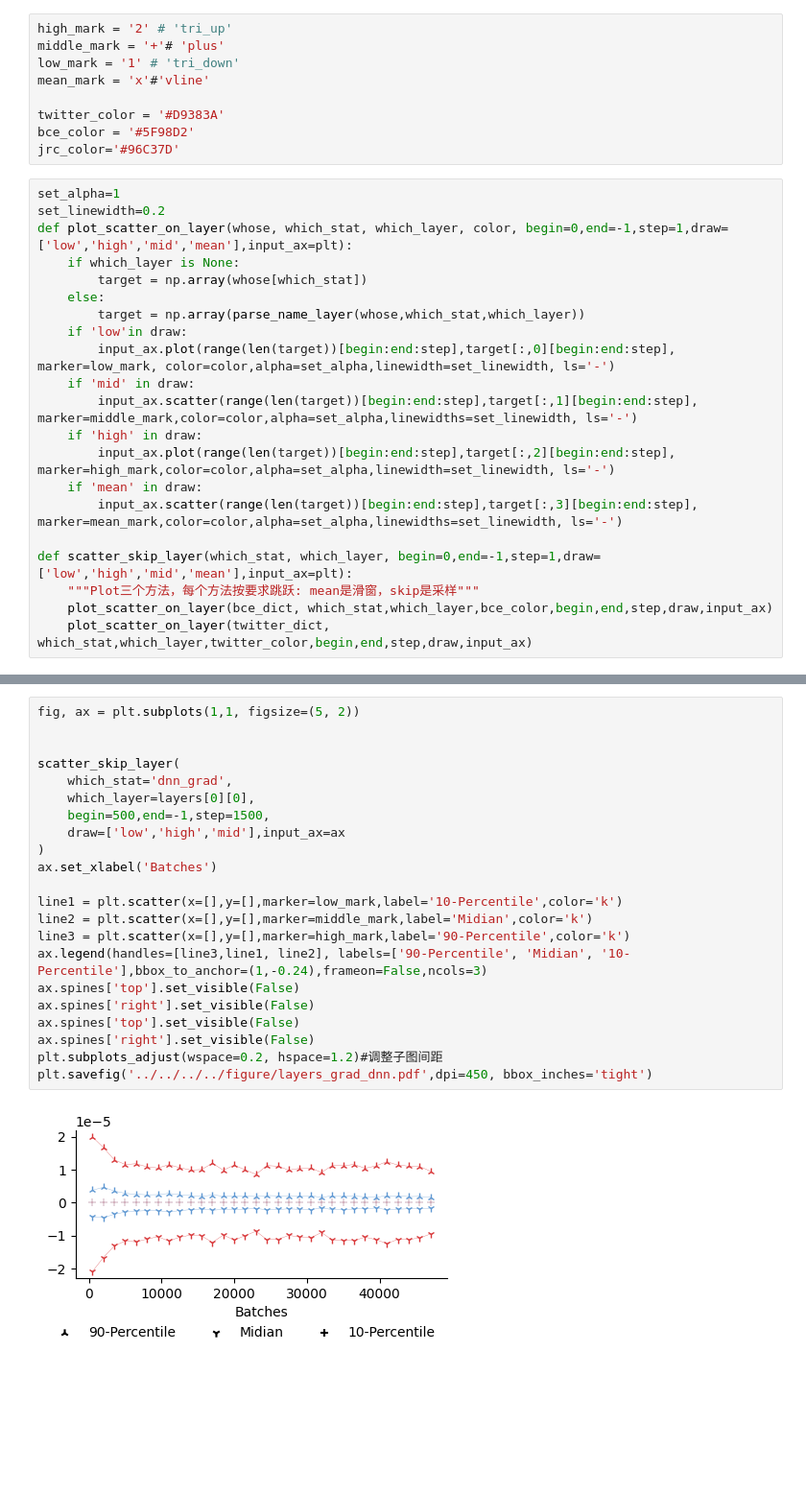
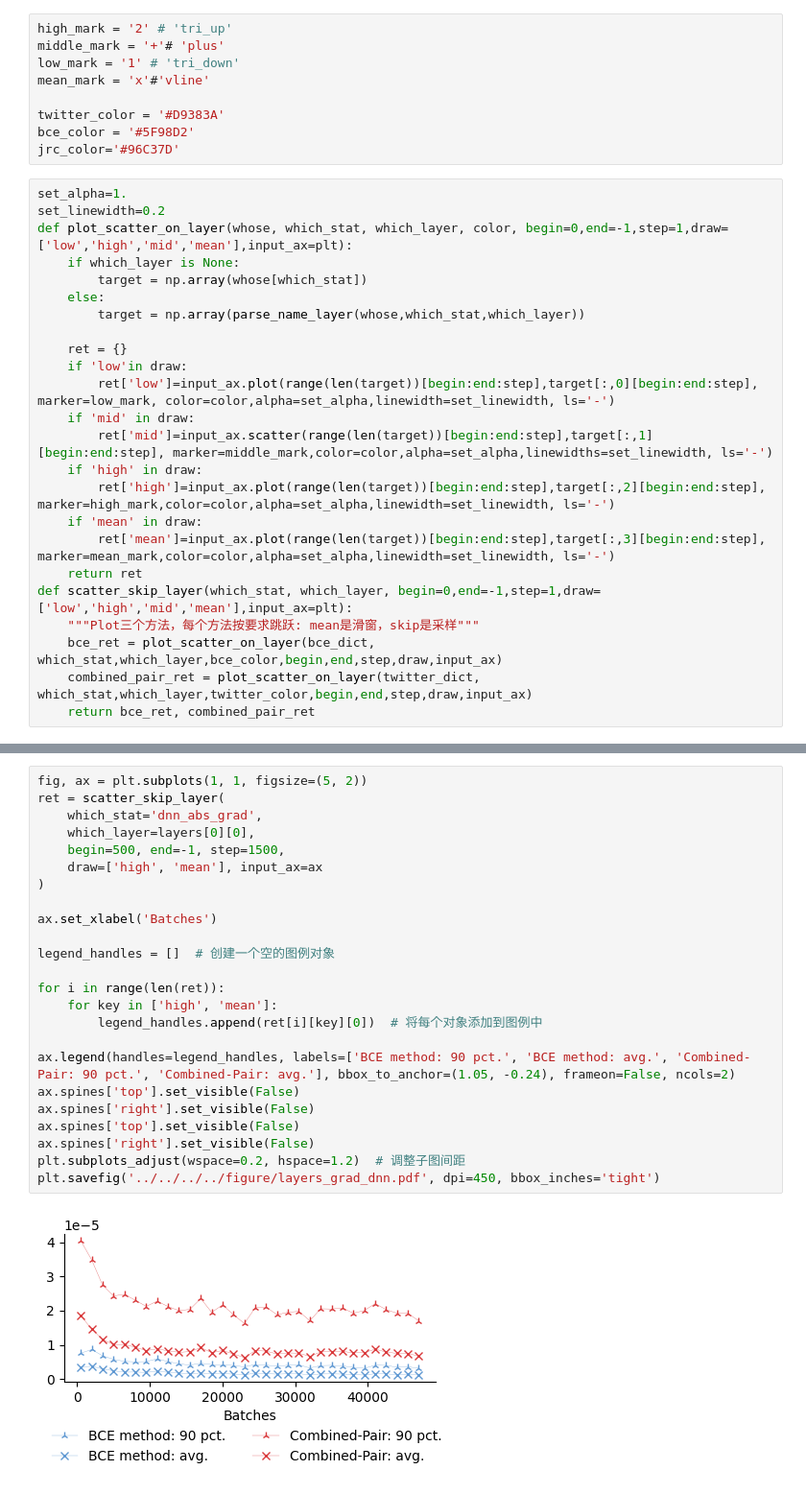
Before and after one commit to SkylerLinn/Understanding-the-Ranking-Loss, a Jupyter notebook: analysis_tools/gradient_analysis/grad_on_layer.ipynb, the cells around one changed output, grey strips where cells are left out. Shown at 96% size. Saved outputs shown, nothing was run; the diff lists cells and outputs as text; blank space fills up the shorter version.

```diff
--- a/analysis_tools/gradient_analysis/grad_on_layer.ipynb
+++ b/analysis_tools/gradient_analysis/grad_on_layer.ipynb
@@ -152,26 +152,29 @@ twitter_color = '#D9383A'
 bce_color = '#5F98D2'
 jrc_color='#96C37D'
 # %%
-set_alpha=1
+set_alpha=1.
 set_linewidth=0.2
 def plot_scatter_on_layer(whose, which_stat, which_layer, color, begin=0,end=-1,step=1,draw=['low','high','mid','mean'],input_ax=plt):
     if which_layer is None:
         target = np.array(whose[which_stat])
     else:
         target = np.array(parse_name_layer(whose,which_stat,which_layer))
+
+    ret = {}
     if 'low'in draw:
-        input_ax.plot(range(len(target))[begin:end:step],target[:,0][begin:end:step], marker=low_mark, color=color,alpha=set_alpha,linewidth=set_linewidth, ls='-')
+        ret['low']=input_ax.plot(range(len(target))[begin:end:step],target[:,0][begin:end:step], marker=low_mark, color=color,alpha=set_alpha,linewidth=set_linewidth, ls='-')
     if 'mid' in draw:
-        input_ax.scatter(range(len(target))[begin:end:step],target[:,1][begin:end:step], marker=middle_mark,color=color,alpha=set_alpha,linewidths=set_linewidth, ls='-')
+        ret['mid']=input_ax.scatter(range(len(target))[begin:end:step],target[:,1][begin:end:step], marker=middle_mark,color=color,alpha=set_alpha,linewidths=set_linewidth, ls='-')
     if 'high' in draw:
-        input_ax.plot(range(len(target))[begin:end:step],target[:,2][begin:end:step], marker=high_mark,color=color,alpha=set_alpha,linewidth=set_linewidth, ls='-')
+        ret['high']=input_ax.plot(range(len(target))[begin:end:step],target[:,2][begin:end:step], marker=high_mark,color=color,alpha=set_alpha,linewidth=set_linewidth, ls='-')
     if 'mean' in draw:
-        input_ax.scatter(range(len(target))[begin:end:step],target[:,3][begin:end:step], marker=mean_mark,color=color,alpha=set_alpha,linewidths=set_linewidth, ls='-')
-
+        ret['mean']=input_ax.plot(range(len(target))[begin:end:step],target[:,3][begin:end:step], marker=mean_mark,color=color,alpha=set_alpha,linewidth=set_linewidth, ls='-')
+    return ret
 def scatter_skip_layer(which_stat, which_layer, begin=0,end=-1,step=1,draw=['low','high','mid','mean'],input_ax=plt):
     """Plot三个方法，每个方法按要求跳跃: mean是滑窗，skip是采样"""
-    plot_scatter_on_layer(bce_dict, which_stat,which_layer,bce_color,begin,end,step,draw,input_ax)
-    plot_scatter_on_layer(twitter_dict, which_stat,which_layer,twitter_color,begin,end,step,draw,input_ax)
+    bce_ret = plot_scatter_on_layer(bce_dict, which_stat,which_layer,bce_color,begin,end,step,draw,input_ax)
+    combined_pair_ret = plot_scatter_on_layer(twitter_dict, which_stat,which_layer,twitter_color,begin,end,step,draw,input_ax)
+    return bce_ret, combined_pair_ret
 # %%
 
 legend_elements = [
@@ -252,25 +215,27 @@ plt.savefig('../../../../figure/layers_grad.pdf',dpi=450, bbox_inches='tight')
 # %%
-fig, ax = plt.subplots(1,1, figsize=(5, 2))
+fig, ax = plt.subplots(1, 1, figsize=(5, 2))
+ret = scatter_skip_layer(
+    which_stat='dnn_abs_grad',
+    which_layer=layers[0][0],
+    begin=500, end=-1, step=1500,
+    draw=['high', 'mean'], input_ax=ax
+)
 
-
-scatter_skip_layer(
-    which_stat='dnn_grad',
-    which_layer=layers[0][0],
-    begin=500,end=-1,step=1500,
-    draw=['low','high','mid'],input_ax=ax
-)
 ax.set_xlabel('Batches')
 
-line1 = plt.scatter(x=[],y=[],marker=low_mark,label='10-Percentile',color='k')
-line2 = plt.scatter(x=[],y=[],marker=middle_mark,label='Midian',color='k')
-line3 = plt.scatter(x=[],y=[],marker=high_mark,label='90-Percentile',color='k')
-ax.legend(handles=[line3,line1, line2], labels=['90-Percentile', 'Midian', '10-Percentile'],bbox_to_anchor=(1,-0.24),frameon=False,ncols=3)
+legend_handles = []  # 创建一个空的图例对象
+
+for i in range(len(ret)):
+    for key in ['high', 'mean']:
+        legend_handles.append(ret[i][key][0])  # 将每个对象添加到图例中
+
+ax.legend(handles=legend_handles, labels=['BCE method: 90 pct.', 'BCE method: avg.', 'Combined-Pair: 90 pct.', 'Combined-Pair: avg.'], bbox_to_anchor=(1.05, -0.24), frameon=False, ncols=2)
 ax.spines['top'].set_visible(False)
 ax.spines['right'].set_visible(False)
 ax.spines['top'].set_visible(False)
 ax.spines['right'].set_visible(False)
-plt.subplots_adjust(wspace=0.2, hspace=1.2)#调整子图间距
-plt.savefig('../../../../figure/layers_grad_dnn.pdf',dpi=450, bbox_inches='tight')
+plt.subplots_adjust(wspace=0.2, hspace=1.2)  # 调整子图间距
+plt.savefig('../../../../figure/layers_grad_dnn.pdf', dpi=450, bbox_inches='tight')
 # %% [output]
-[figure, old version]
+[figure, new version]
 # %%
```
Also changed, not shown: parts of 3 cells of this notebook.
